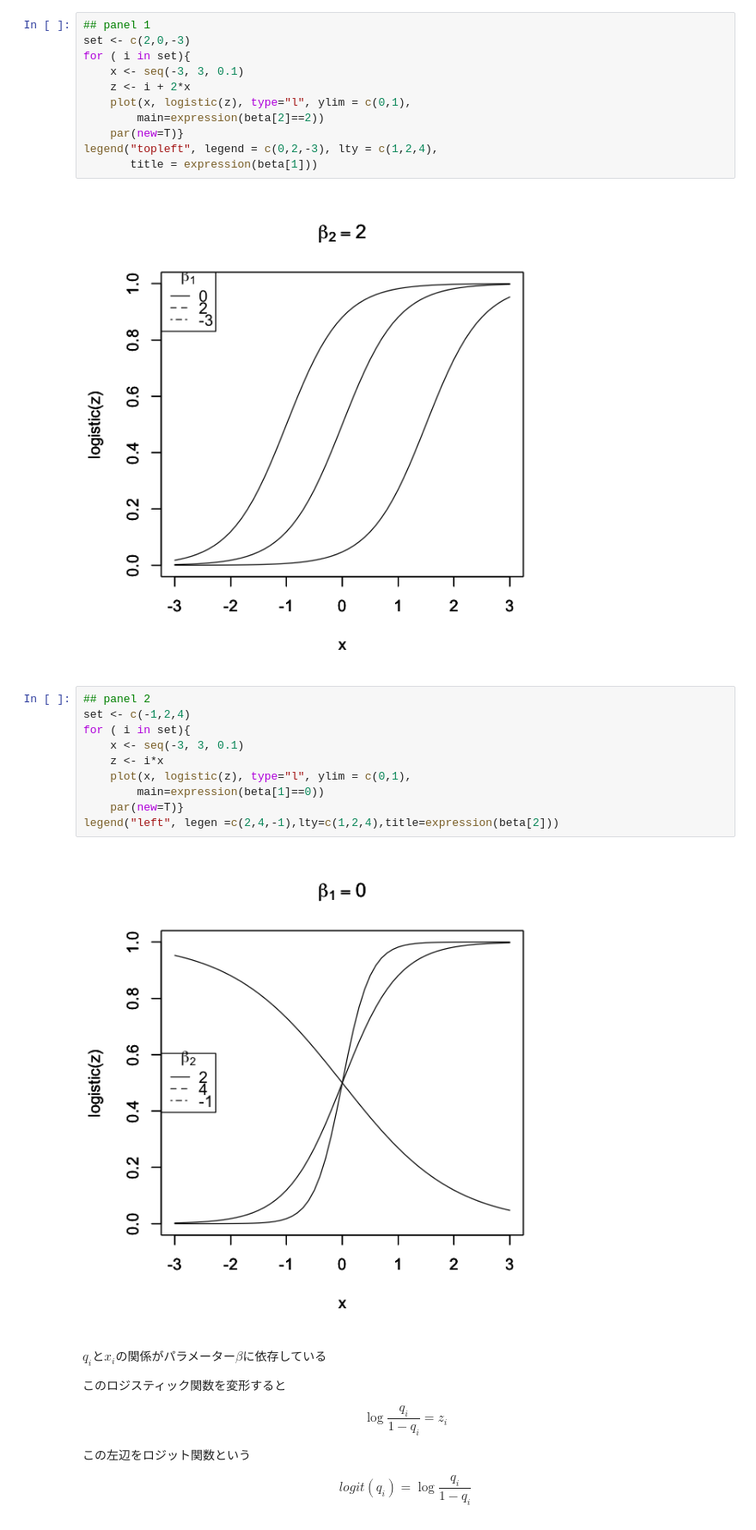
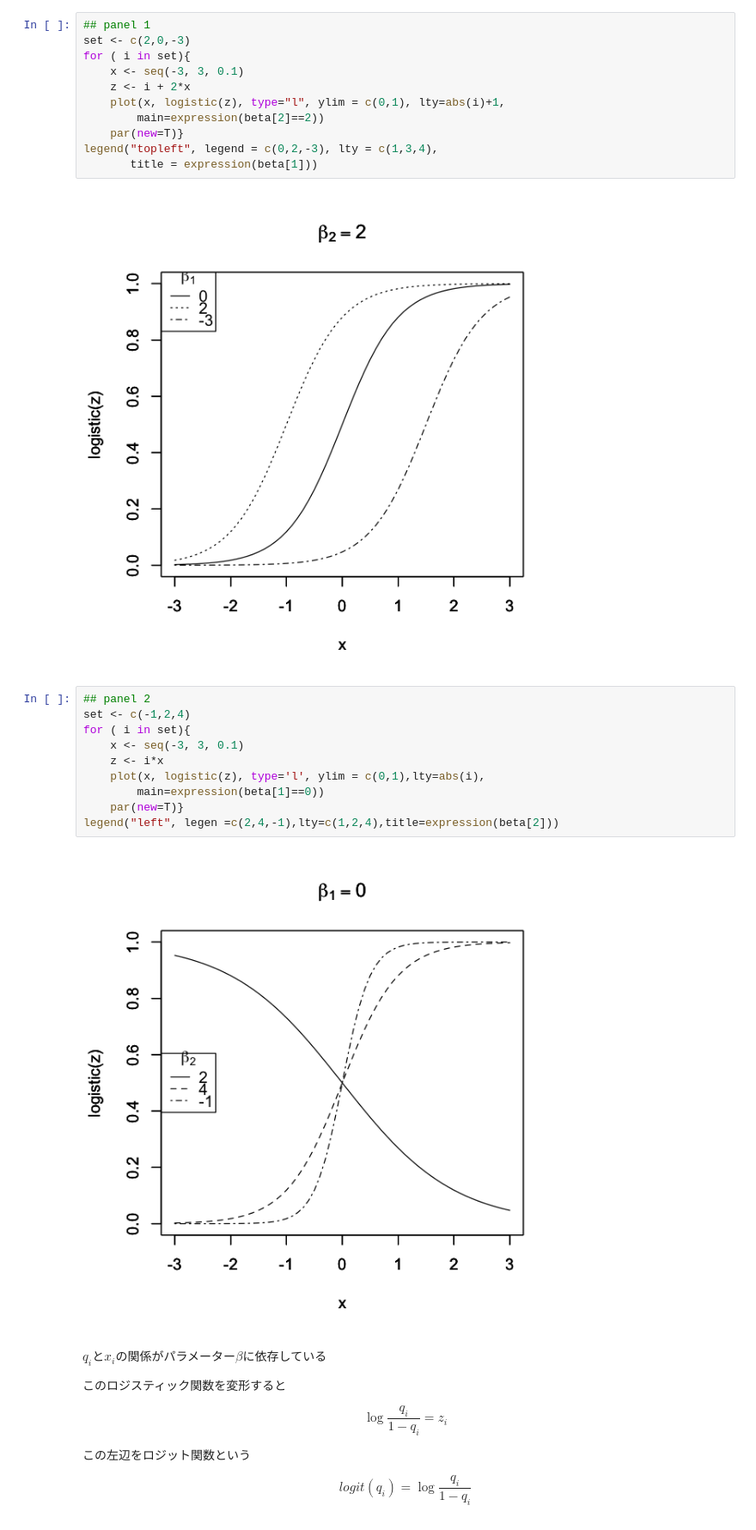
Before and after one commit to Rio-Sh/sub_stat_model_h29, a Jupyter notebook: データ解析統計モデリング２.ipynb, the cells around one changed output. Shown at 86% size. Cells and saved outputs as stored; diff of their text form.

```diff
--- a/データ解析統計モデリング２.ipynb
+++ b/データ解析統計モデリング２.ipynb
@@ -71,25 +139,25 @@ set <- c(2,0,-3)
 for ( i in set){
     x <- seq(-3, 3, 0.1)
     z <- i + 2*x
-    plot(x, logistic(z), type="l", ylim = c(0,1),
+    plot(x, logistic(z), type="l", ylim = c(0,1), lty=abs(i)+1,
         main=expression(beta[2]==2))
     par(new=T)}
-legend("topleft", legend = c(0,2,-3), lty = c(1,2,4),
+legend("topleft", legend = c(0,2,-3), lty = c(1,3,4),
        title = expression(beta[1]))
 # %% [output]
 [figure]
 # %%
 ## panel 2
 set <- c(-1,2,4)
 for ( i in set){
     x <- seq(-3, 3, 0.1)
     z <- i*x
-    plot(x, logistic(z), type="l", ylim = c(0,1),
+    plot(x, logistic(z), type='l', ylim = c(0,1),lty=abs(i),
         main=expression(beta[1]==0))
     par(new=T)}
 legend("left", legen =c(2,4,-1),lty=c(1,2,4),title=expression(beta[2]))
 # %% [output]
-[figure, old version]
+[figure, new version]
 # %% [markdown]
 $q_i$と$x_i$の関係がパラメーター$\beta$に依存している
 
```
Also changed, not shown: parts of 14 cells of this notebook.
